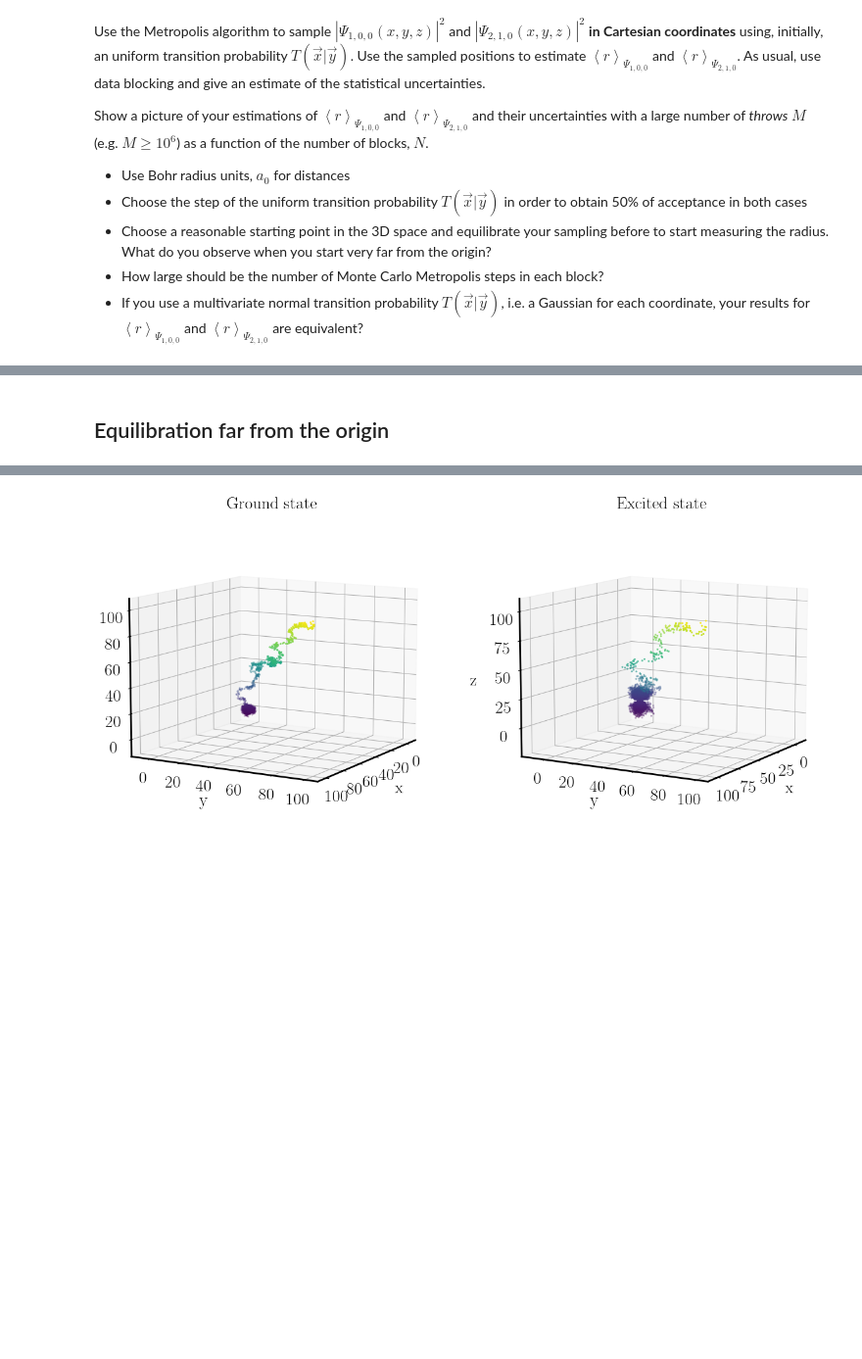
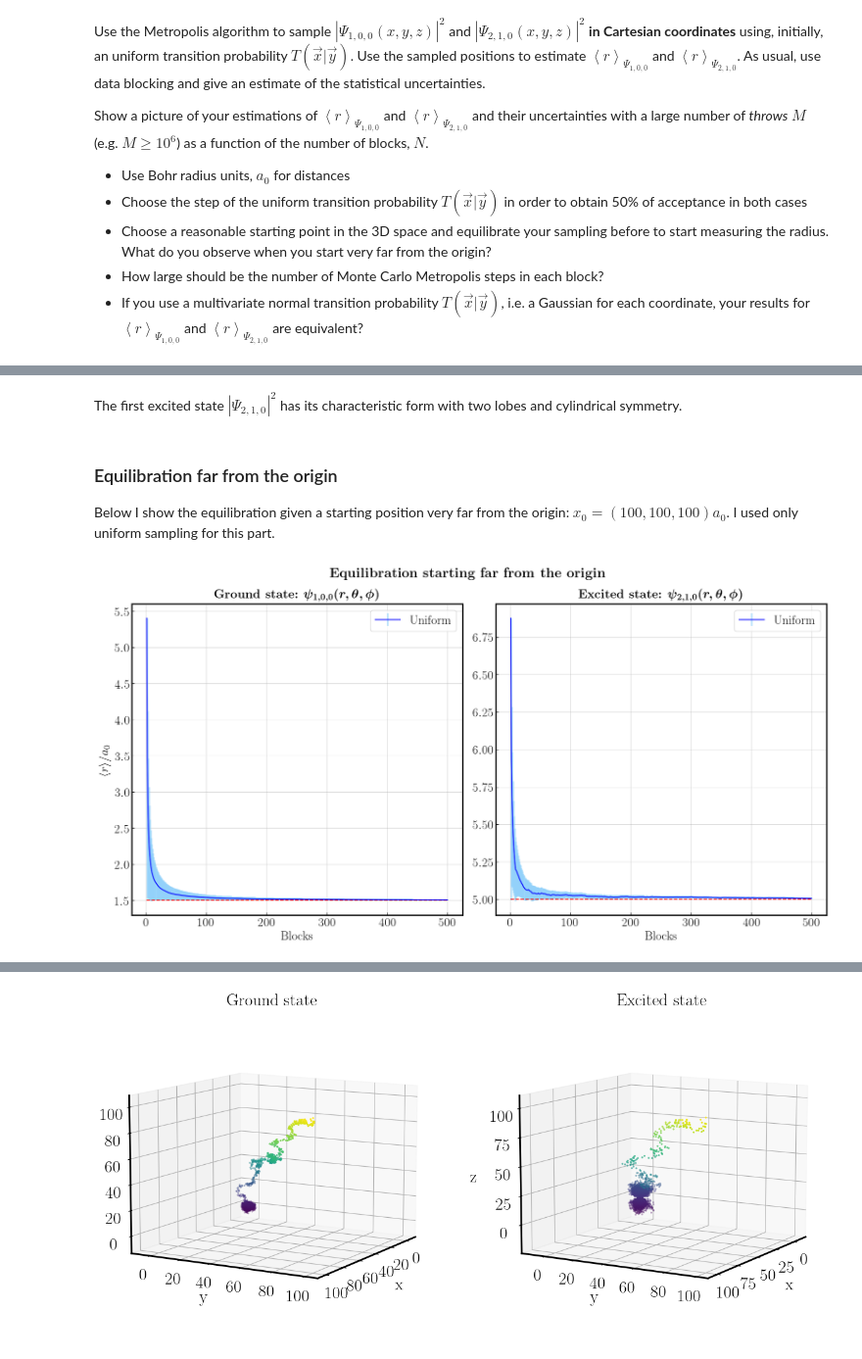
Before and after one commit to ste-cartu/Numerical-Simulation-Laboratory, a Jupyter notebook: Exercise_05/Exercise_05.ipynb, the cells around one changed output, grey strips where cells are left out. Shown at 98% size. Saved outputs shown, nothing was run; the diff lists cells and outputs as text; code cells hidden in the pictures; blank space fills up the shorter version.

```diff
--- a/Exercise_05/Exercise_05.ipynb
+++ b/Exercise_05/Exercise_05.ipynb
@@ -126,5 +313,42 @@ plt.show()
-# %% [markdown]
-## Equilibration far from the origin
+# %% [markdown]
+The first excited state $|\Psi_{2,1,0}|^2$ has its characteristic form with two lobes and cylindrical symmetry.
+# %% [markdown]
+### Equilibration far from the origin
+
+Below I show the equilibration given a starting position very far from the origin: $x_0 = (100,100,100)a_0$. I used only uniform sampling for this part.
 # %%
+far_100_unif = np.loadtxt('05.1/far_100_unif.csv', delimiter=',', skiprows=1)
+far_210_unif = np.loadtxt('05.1/far_210_unif.csv', delimiter=',', skiprows=1)
+
 sampl_far_100_unif = np.loadtxt('05.1/sampl_far_100_unif.csv', delimiter=',', skiprows=1)
 sampl_far_210_unif = np.loadtxt('05.1/sampl_far_210_unif.csv', delimiter=',', skiprows=1)
+# %%
+fig, axs = plt.subplots(1, 2, figsize=(20,9), gridspec_kw={'wspace': 0.1})
+
+
+line, caplines, barlinecols = axs[0].errorbar(far_100_unif[:,0], far_100_unif[:,2], yerr=far_100_unif[:,3], color='blue', ecolor='lightskyblue', alpha=0.5, elinewidth=3, label='Uniform')
+line.set_alpha(1)
+exact_100 = np.ones(far_100_unif.shape[0]) * 1.5
+axs[0].plot(far_100_unif[:,0], exact_100, color='red', linestyle='--')
+
+axs[0].set_title(r'\textbf{Ground state:} \boldmath$\psi_{1,0,0}(r, \theta, \phi)$', pad=10)
+axs[0].set_xlabel('Blocks')
+axs[0].set_ylabel(r'$\langle r \rangle/a_0$', labelpad=6)
+axs[0].legend()
+
+
+line, caplines, barlinecols = axs[1].errorbar(far_210_unif[:,0], far_210_unif[:,2], yerr=far_210_unif[:,3], color='blue', ecolor='lightskyblue', alpha=0.5, elinewidth=3, label='Uniform')
+line.set_alpha(1)
+exact_210 = np.ones(far_210_unif.shape[0]) * 5
+axs[1].plot(far_210_unif[:,0], exact_210, color='red', linestyle='--')
+
+axs[1].set_title(r'\textbf{Excited state:} \boldmath$\psi_{2,1,0}(r, \theta, \phi)$', pad=10)
+axs[1].set_xlabel('Blocks')
+axs[1].legend()
+
+
+fig.suptitle(r'\textbf{Equilibration starting far from the origin}', y=0.97, fontsize=22)
+
+plt.show()
+# %% [output]
+[figure, added]
```
Also changed, not shown: parts of 18 cells of this notebook, 15 other files.
